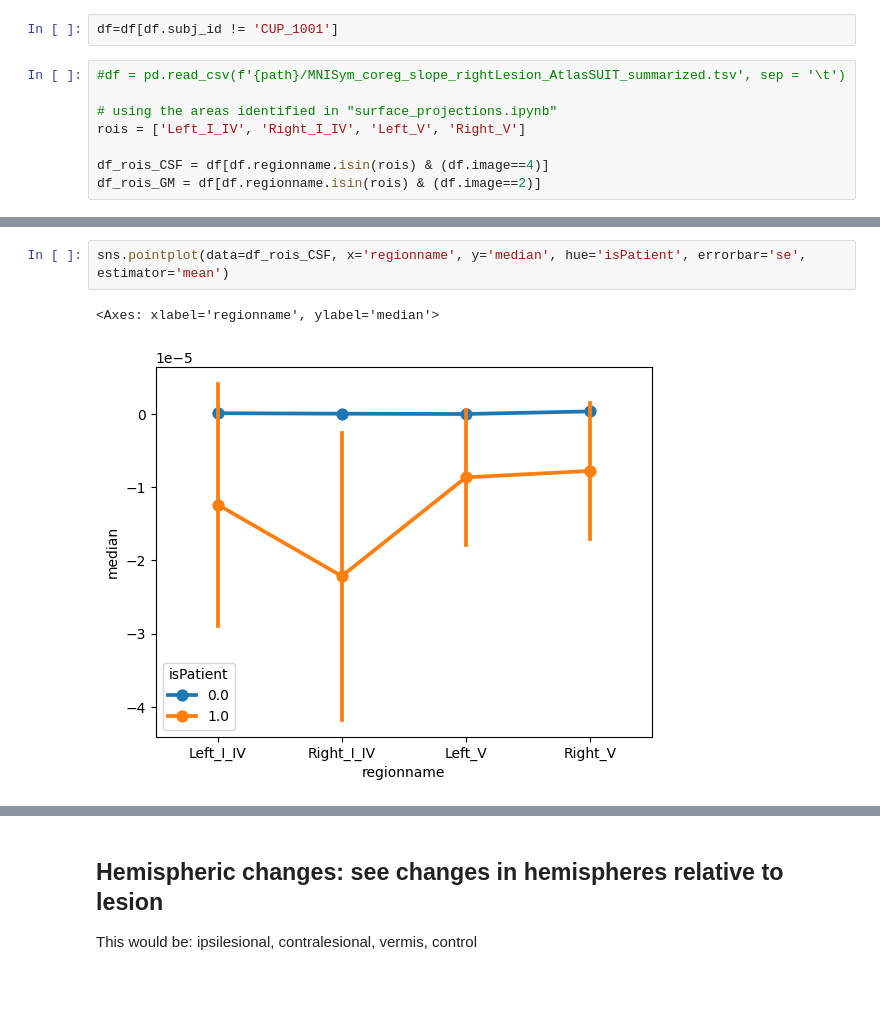
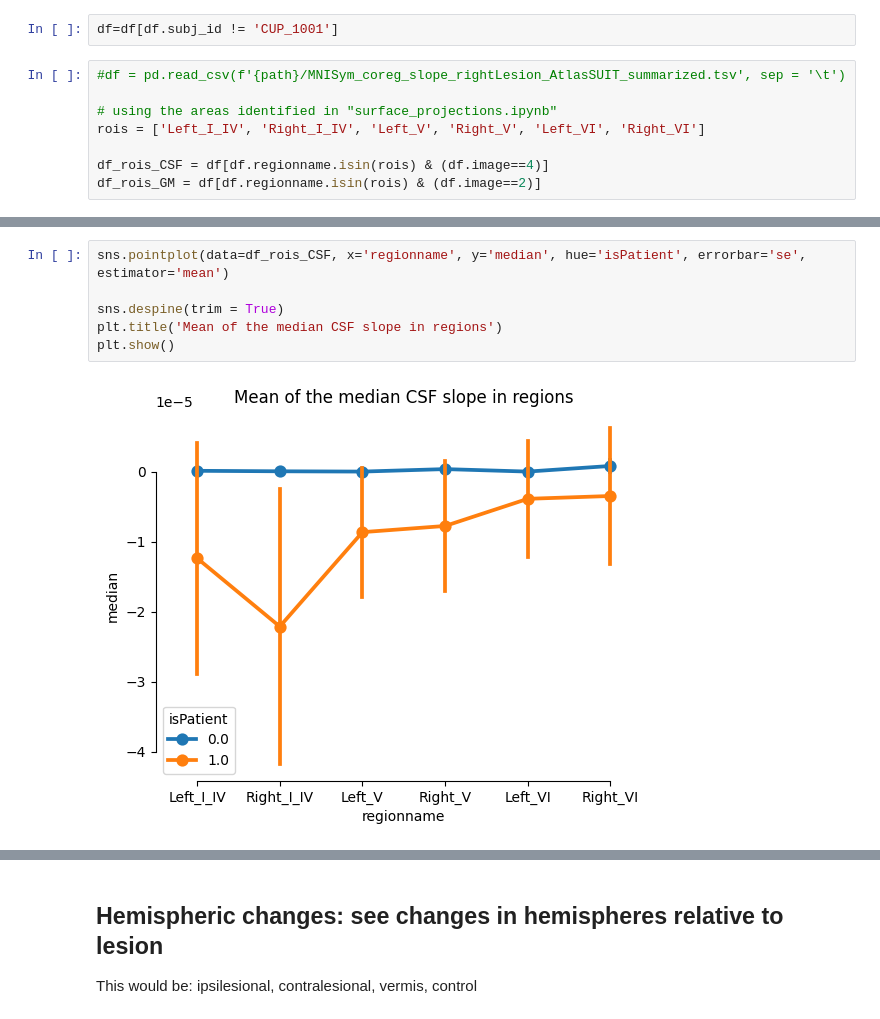
Before and after one commit to medhakp/smarts_cerebellum, a Jupyter notebook: data_analysis/MNISym_coreg_slope_analysis.ipynb, the cells around one changed output, grey strips where cells are left out. Saved outputs shown, nothing was run; the diff lists cells and outputs as text; blank space fills up the shorter version.

```diff
--- a/data_analysis/MNISym_coreg_slope_analysis.ipynb
+++ b/data_analysis/MNISym_coreg_slope_analysis.ipynb
@@ -53,7 +34,7 @@ df=df[df.subj_id != 'CUP_1001']
 #df = pd.read_csv(f'{path}/MNISym_coreg_slope_rightLesion_AtlasSUIT_summarized.tsv', sep = '\t')
 
 # using the areas identified in "surface_projections.ipynb"
-rois = ['Left_I_IV', 'Right_I_IV', 'Left_V', 'Right_V']
+rois = ['Left_I_IV', 'Right_I_IV', 'Left_V', 'Right_V', 'Left_VI', 'Right_VI']
 
 df_rois_CSF = df[df.regionname.isin(rois) & (df.image==4)]
 df_rois_GM = df[df.regionname.isin(rois) & (df.image==2)]
@@ -72,6 +61,9 @@ sns.pointplot(data=df_rois_GM, x='regionname', y='median', hue='isPatient', erro
 # %%
 sns.pointplot(data=df_rois_CSF, x='regionname', y='median', hue='isPatient', errorbar='se', estimator='mean')
+
+sns.despine(trim = True)
+plt.title('Mean of the median CSF slope in regions')
+plt.show()
 # %% [output]
-<Axes: xlabel='regionname', ylabel='median'>
-[figure, old version]
+[figure, new version]
 # %% [markdown]
```
Also changed, not shown: parts of 7 cells of this notebook.
